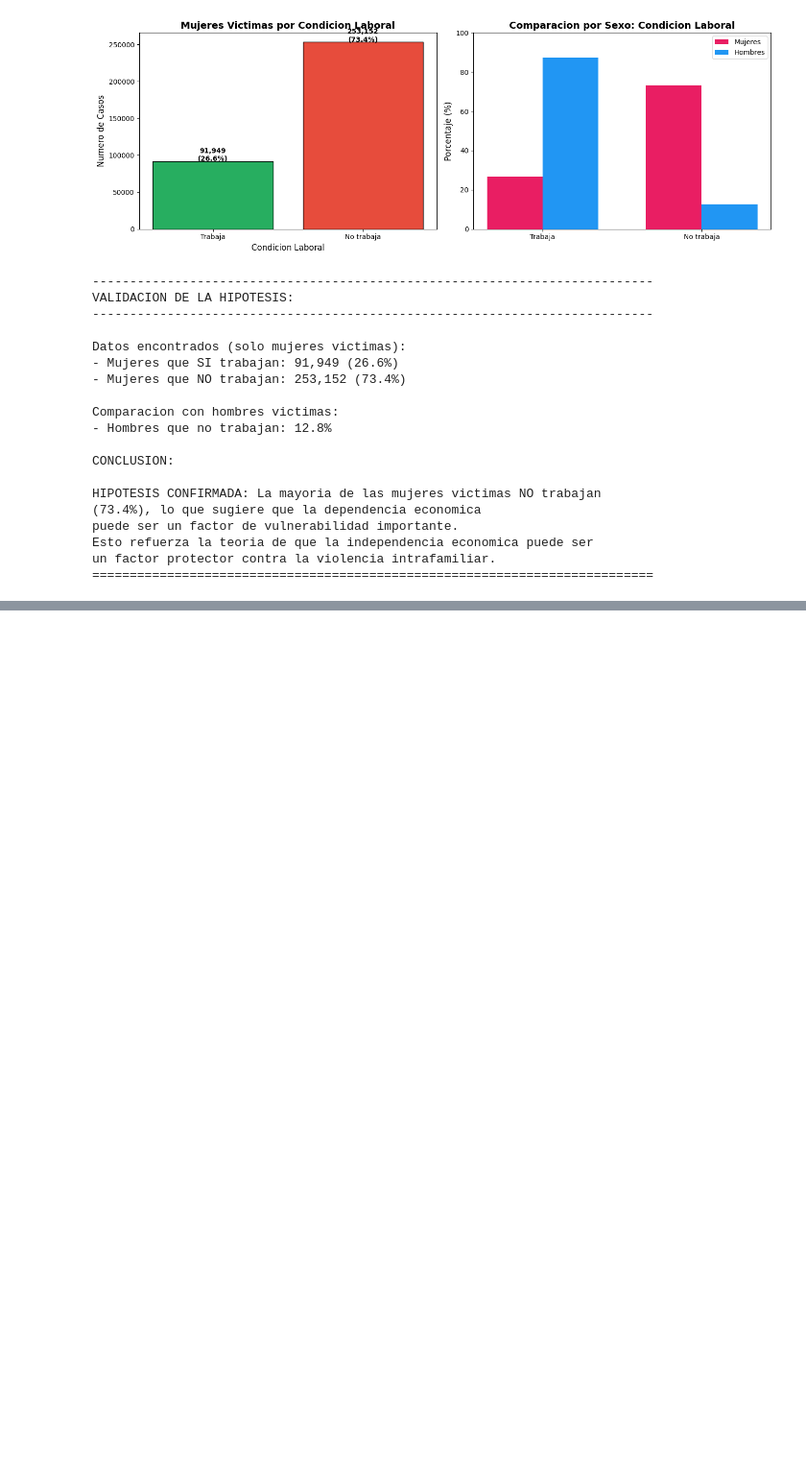
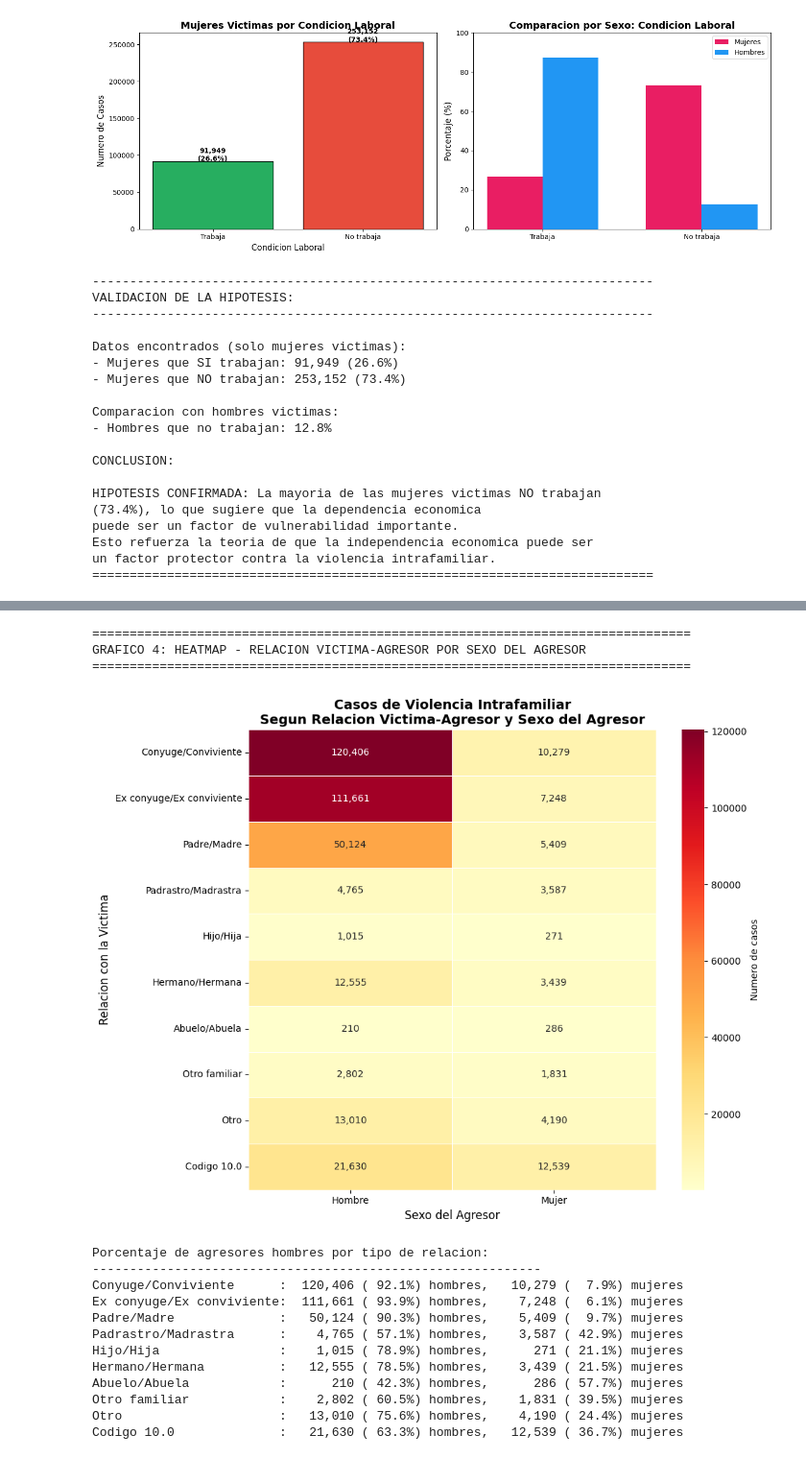
Before and after one commit to FerAHMz/proy1-md, a Jupyter notebook: data-analist-violencia-intrafamiliar/analisis_violenciaIntra.ipynb, the cells around one changed output, grey strips where cells are left out. Shown at 96% size. Drawn from its saved outputs; the diff is of its cells as text; code cells hidden in the pictures; blank space fills up the shorter version.

```diff
--- a/data-analist-violencia-intrafamiliar/analisis_violenciaIntra.ipynb
+++ b/data-analist-violencia-intrafamiliar/analisis_violenciaIntra.ipynb
@@ -1920,0 +2191,73 @@ un factor protector contra la violencia intrafamiliar.
+# %%
+# Grafico 4: Heatmap de relacion victima-agresor segun sexo del agresor
+# Visualiza patrones de violencia segun el tipo de relacion y sexo
+
+print("=" * 80)
+print("GRAFICO 4: HEATMAP - RELACION VICTIMA-AGRESOR POR SEXO DEL AGRESOR")
+print("=" * 80)
+
+# Crear tabla cruzada
+heatmap_data = pd.crosstab(data['VIC_REL_AGR'], data['AGR_SEXO'])
+
+# Aplicar etiquetas
+etiquetas_relacion = {
+    1: 'Conyuge/Conviviente',
+    2: 'Ex conyuge/Ex conviviente',
+    3: 'Padre/Madre',
+    4: 'Padrastro/Madrastra',
+    5: 'Hijo/Hija',
+    6: 'Hermano/Hermana',
+    7: 'Abuelo/Abuela',
+    8: 'Otro familiar',
+    9: 'Otro'
+}
+
+etiquetas_sexo_agr = {1: 'Hombre', 2: 'Mujer'}
+
+# Renombrar indices y columnas
+heatmap_data.index = heatmap_data.index.map(lambda x: etiquetas_relacion.get(x, f'Codigo {x}'))
+heatmap_data.columns = heatmap_data.columns.map(lambda x: etiquetas_sexo_agr.get(x, f'Codigo {x}'))
+
+# Mantener solo columnas validas
+columnas_validas = [col for col in ['Hombre', 'Mujer'] if col in heatmap_data.columns]
+heatmap_data = heatmap_data[columnas_validas]
+
+fig, ax = plt.subplots(figsize=(10, 8))
+sns.heatmap(heatmap_data, annot=True, fmt=',d', cmap='YlOrRd',
+            linewidths=0.5, ax=ax, cbar_kws={'label': 'Numero de casos'})
+ax.set_title('Casos de Violencia Intrafamiliar\nSegun Relacion Victima-Agresor y Sexo del Agresor',
+             fontsize=14, fontweight='bold')
+ax.set_xlabel('Sexo del Agresor', fontsize=12)
+ax.set_ylabel('Relacion con la Victima', fontsize=12)
+plt.xticks(rotation=0)
+plt.yticks(rotation=0)
+plt.tight_layout()
+plt.show()
+
+# Mostrar porcentajes
+print("\nPorcentaje de agresores hombres por tipo de relacion:")
+print("-" * 60)
+if 'Hombre' in heatmap_data.columns and 'Mujer' in heatmap_data.columns:
+    for relacion in heatmap_data.index:
+        h = heatmap_data.loc[relacion, 'Hombre']
+        m = heatmap_data.loc[relacion, 'Mujer']
+        total = h + m
+        if total > 0:
+            print(f"{relacion:<25}: {h:>8,} ({h/total*100:>5.1f}%) hombres, {m:>8,} ({m/total*100:>5.1f}%) mujeres")
+# %% [output]
+================================================================================
+GRAFICO 4: HEATMAP - RELACION VICTIMA-AGRESOR POR SEXO DEL AGRESOR
+================================================================================
+[figure, added]
+Porcentaje de agresores hombres por tipo de relacion:
+------------------------------------------------------------
+Conyuge/Conviviente      :  120,406 ( 92.1%) hombres,   10,279 (  7.9%) mujeres
+Ex conyuge/Ex conviviente:  111,661 ( 93.9%) hombres,    7,248 (  6.1%) mujeres
+Padre/Madre              :   50,124 ( 90.3%) hombres,    5,409 (  9.7%) mujeres
+Padrastro/Madrastra      :    4,765 ( 57.1%) hombres,    3,587 ( 42.9%) mujeres
+Hijo/Hija                :    1,015 ( 78.9%) hombres,      271 ( 21.1%) mujeres
+Hermano/Hermana          :   12,555 ( 78.5%) hombres,    3,439 ( 21.5%) mujeres
+Abuelo/Abuela            :      210 ( 42.3%) hombres,      286 ( 57.7%) mujeres
+Otro familiar            :    2,802 ( 60.5%) hombres,    1,831 ( 39.5%) mujeres
+Otro                     :   13,010 ( 75.6%) hombres,    4,190 ( 24.4%) mujeres
+Codigo 10.0              :   21,630 ( 63.3%) hombres,   12,539 ( 36.7%) mujeres
```
Also changed, not shown: parts of 18 cells of this notebook.
